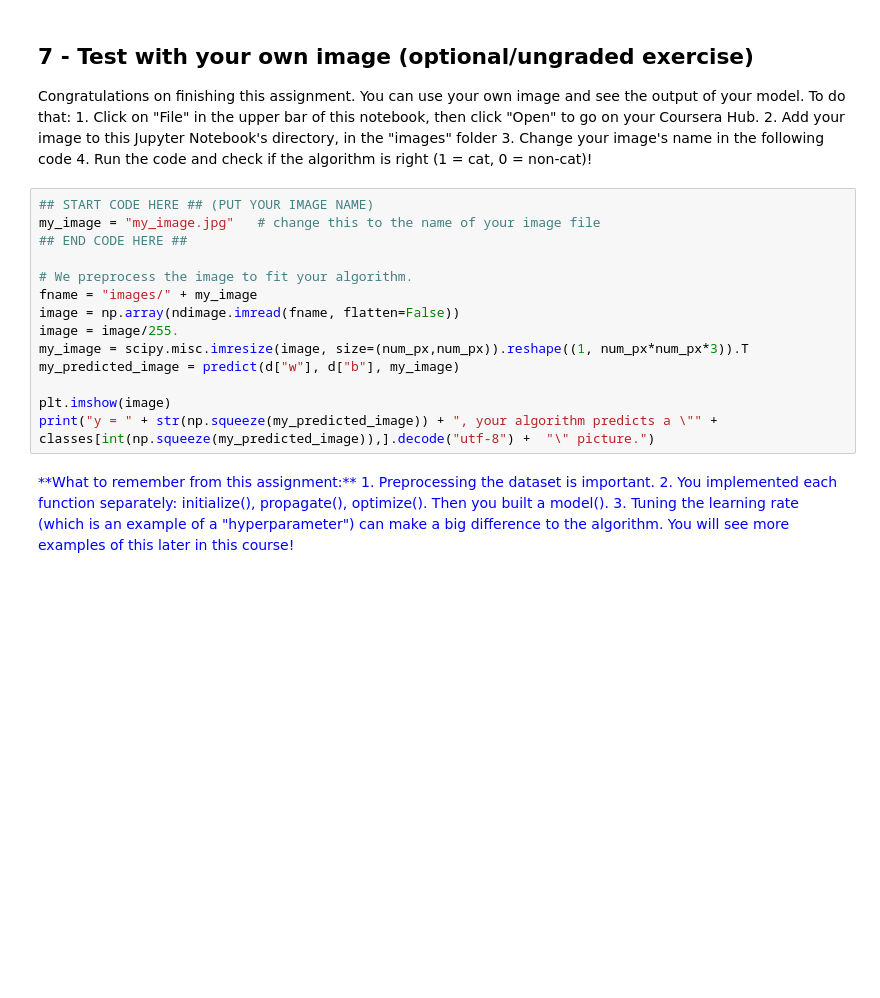
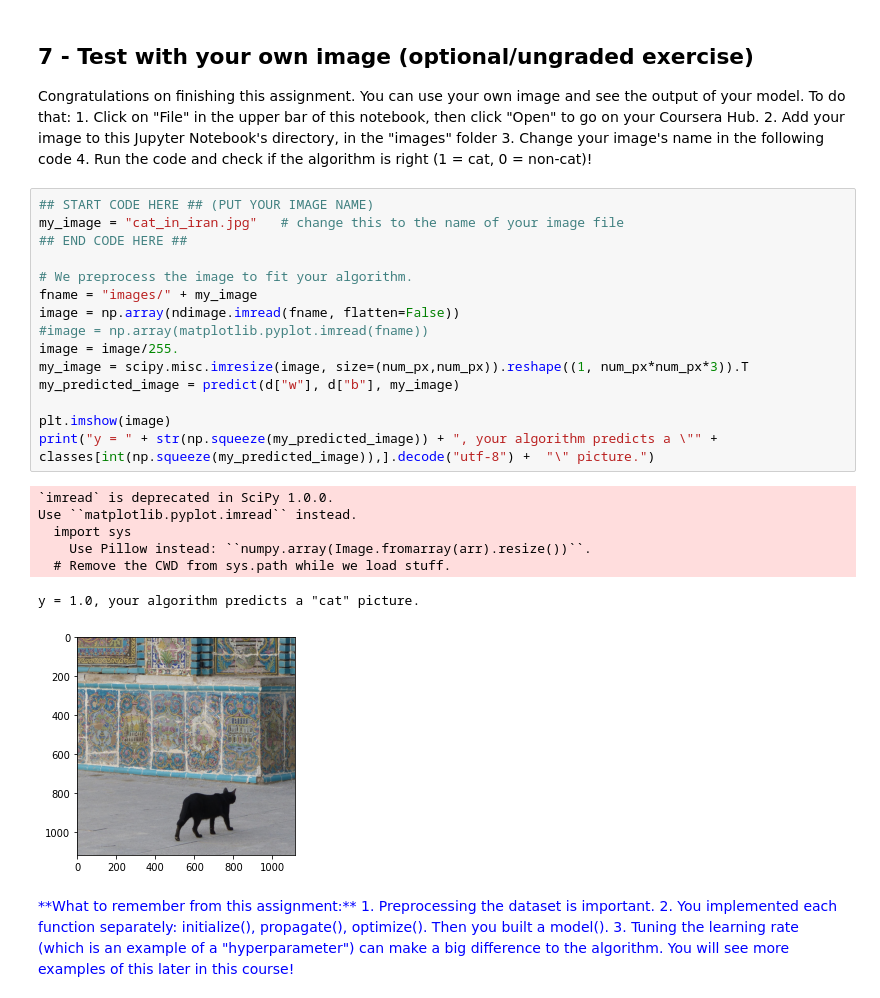
Before and after one commit to gmg73/Google_Colab, a Jupyter notebook: Deep_Learning_Specialization/Course_1_Neural_Networks_and_Deep_Learning/Week2/Logistic_Regression_as_a_Neural_Network/Logistic_Regression_with_a_Neural_Network_mindset_v6a_solution.ipynb, the cells around one changed output. Saved outputs shown, nothing was run; the diff lists cells and outputs as text; blank space fills up the shorter version.

```diff
--- a/Deep_Learning_Specialization/Course_1_Neural_Networks_and_Deep_Learning/Week2/Logistic_Regression_as_a_Neural_Network/Logistic_Regression_with_a_Neural_Network_mindset_v6a_solution.ipynb
+++ b/Deep_Learning_Specialization/Course_1_Neural_Networks_and_Deep_Learning/Week2/Logistic_Regression_as_a_Neural_Network/Logistic_Regression_with_a_Neural_Network_mindset_v6a_solution.ipynb
@@ -796,18 +845,27 @@ Congratulations on finishing this assignment. You can use your own image and see
     4. Run the code and check if the algorithm is right (1 = cat, 0 = non-cat)!
 # %%
 ## START CODE HERE ## (PUT YOUR IMAGE NAME)
-my_image = "my_image.jpg"   # change this to the name of your image file
+my_image = "cat_in_iran.jpg"   # change this to the name of your image file
 ## END CODE HERE ##
 
 # We preprocess the image to fit your algorithm.
 fname = "images/" + my_image
 image = np.array(ndimage.imread(fname, flatten=False))
+#image = np.array(matplotlib.pyplot.imread(fname))
 image = image/255.
 my_image = scipy.misc.imresize(image, size=(num_px,num_px)).reshape((1, num_px*num_px*3)).T
 my_predicted_image = predict(d["w"], d["b"], my_image)
 
 plt.imshow(image)
 print("y = " + str(np.squeeze(my_predicted_image)) + ", your algorithm predicts a \"" + classes[int(np.squeeze(my_predicted_image)),].decode("utf-8") +  "\" picture.")
+# %% [output]
+`imread` is deprecated in SciPy 1.0.0.
+Use ``matplotlib.pyplot.imread`` instead.
+  import sys
+    Use Pillow instead: ``numpy.array(Image.fromarray(arr).resize())``.
+  # Remove the CWD from sys.path while we load stuff.
+y = 1.0, your algorithm predicts a "cat" picture.
+[figure, added]
 # %% [markdown]
 <font color='blue'>
 **What to remember from this assignment:**
```
Also changed, not shown: parts of 14 cells of this notebook.
